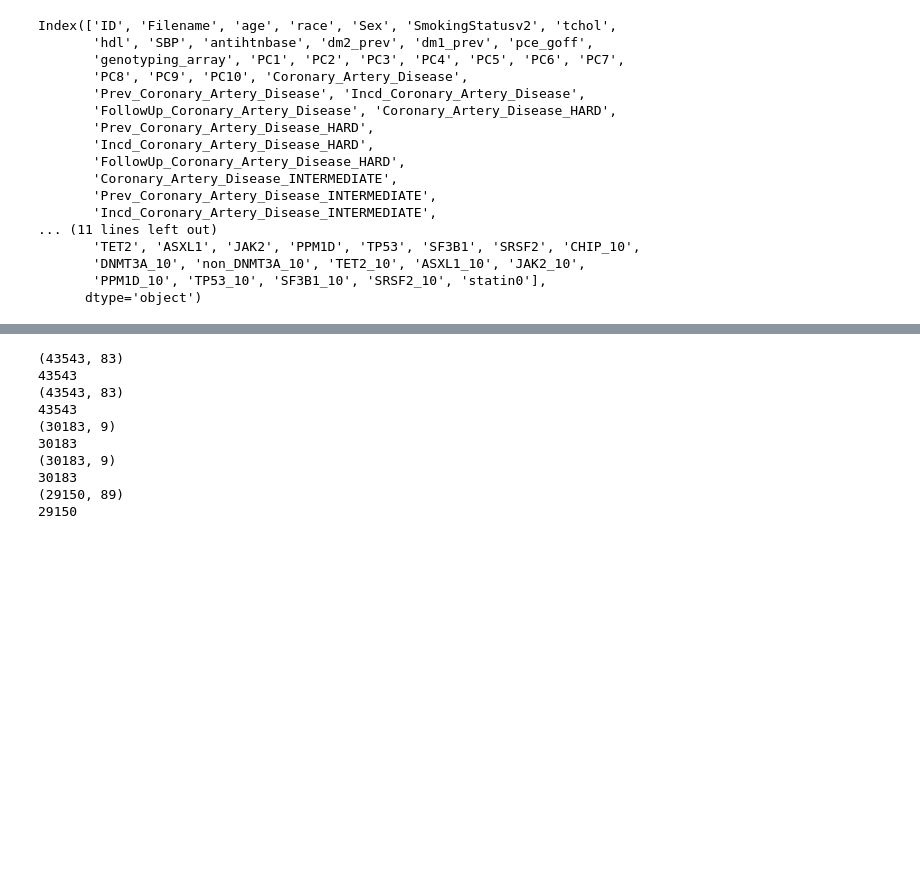
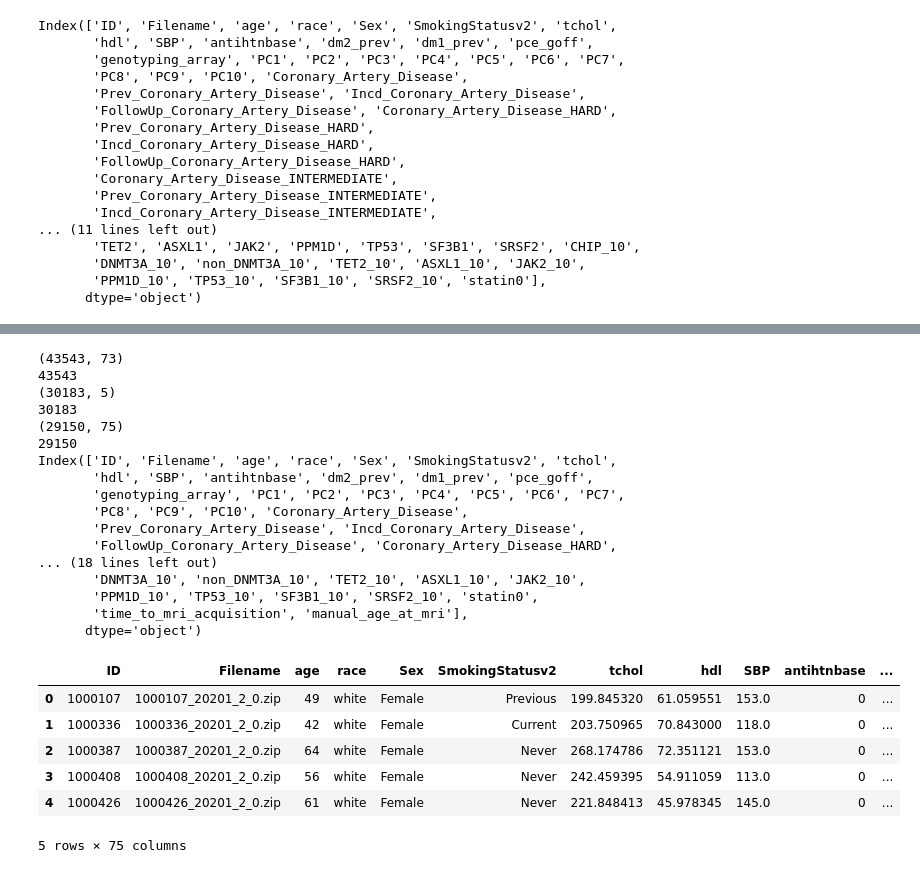
Before and after one commit to mkamineni/spleenCADimaging, a Jupyter notebook: predictCAD/incorporate_MRI_times.ipynb, the cells around one changed output, grey strips where cells are left out. Cells and saved outputs as stored; diff of their text form; code cells hidden in the pictures; blank space fills up the shorter version.

```diff
--- a/predictCAD/incorporate_MRI_times.ipynb
+++ b/predictCAD/incorporate_MRI_times.ipynb
@@ -48,23 +54,41 @@ mri_data.head()
 # %%
 # make sure that the IDs match up
 data.drop_duplicates('ID', inplace = True)
 print(data.shape)
 print(len(data.ID.unique()))
 
 print(mri_data.shape)
 print(len(mri_data.ID.unique()))
 
-merged = data.merge(mri_data, on = ['ID', 'age.x', 'Sex.x'], how = 'inner')
+mri_data = mri_data[['ID', 'Sex', 'age', 'time_to_mri_acquisition', 'manual_age_at_mri']]
+
+merged = data.merge(mri_data, on = ['ID', 'age', 'Sex'], how = 'inner')
 print(merged.shape)
 print(len(merged.ID.unique()))
+print(merged.columns)
+merged.head()
 # %% [output]
-(43543, 83)
+(43543, 73)
 43543
-(43543, 83)
-43543
-(30183, 9)
+(30183, 5)
 30183
-(30183, 9)
-30183
-(29150, 89)
+(29150, 75)
 29150
+Index(['ID', 'Filename', 'age', 'race', 'Sex', 'SmokingStatusv2', 'tchol',
+       'hdl', 'SBP', 'antihtnbase', 'dm2_prev', 'dm1_prev', 'pce_goff',
+       'genotyping_array', 'PC1', 'PC2', 'PC3', 'PC4', 'PC5', 'PC6', 'PC7',
+       'PC8', 'PC9', 'PC10', 'Coronary_Artery_Disease',
+       'Prev_Coronary_Artery_Disease', 'Incd_Coronary_Artery_Disease',
+       'FollowUp_Coronary_Artery_Disease', 'Coronary_Artery_Disease_HARD',
+... (18 lines left out)
+       'DNMT3A_10', 'non_DNMT3A_10', 'TET2_10', 'ASXL1_10', 'JAK2_10',
+       'PPM1D_10', 'TP53_10', 'SF3B1_10', 'SRSF2_10', 'statin0',
+       'time_to_mri_acquisition', 'manual_age_at_mri'],
+      dtype='object')
+|  | ID | Filename | age | race | Sex | SmokingStatusv2 | tchol | hdl | SBP | antihtnbase | ... |
+| 0 | 1000107 | 1000107_20201_2_0.zip | 49 | white | Female | Previous | 199.845320 | 61.059551 | 153.0 | 0 | ... |
+| 1 | 1000336 | 1000336_20201_2_0.zip | 42 | white | Female | Current | 203.750965 | 70.843000 | 118.0 | 0 | ... |
+| 2 | 1000387 | 1000387_20201_2_0.zip | 64 | white | Female | Never | 268.174786 | 72.351121 | 153.0 | 0 | ... |
+| 3 | 1000408 | 1000408_20201_2_0.zip | 56 | white | Female | Never | 242.459395 | 54.911059 | 113.0 | 0 | ... |
+| 4 | 1000426 | 1000426_20201_2_0.zip | 61 | white | Female | Never | 221.848413 | 45.978345 | 145.0 | 0 | ... |
+5 rows × 75 columns
```
Also changed, not shown: parts of 5 cells of this notebook, 6 other files.
